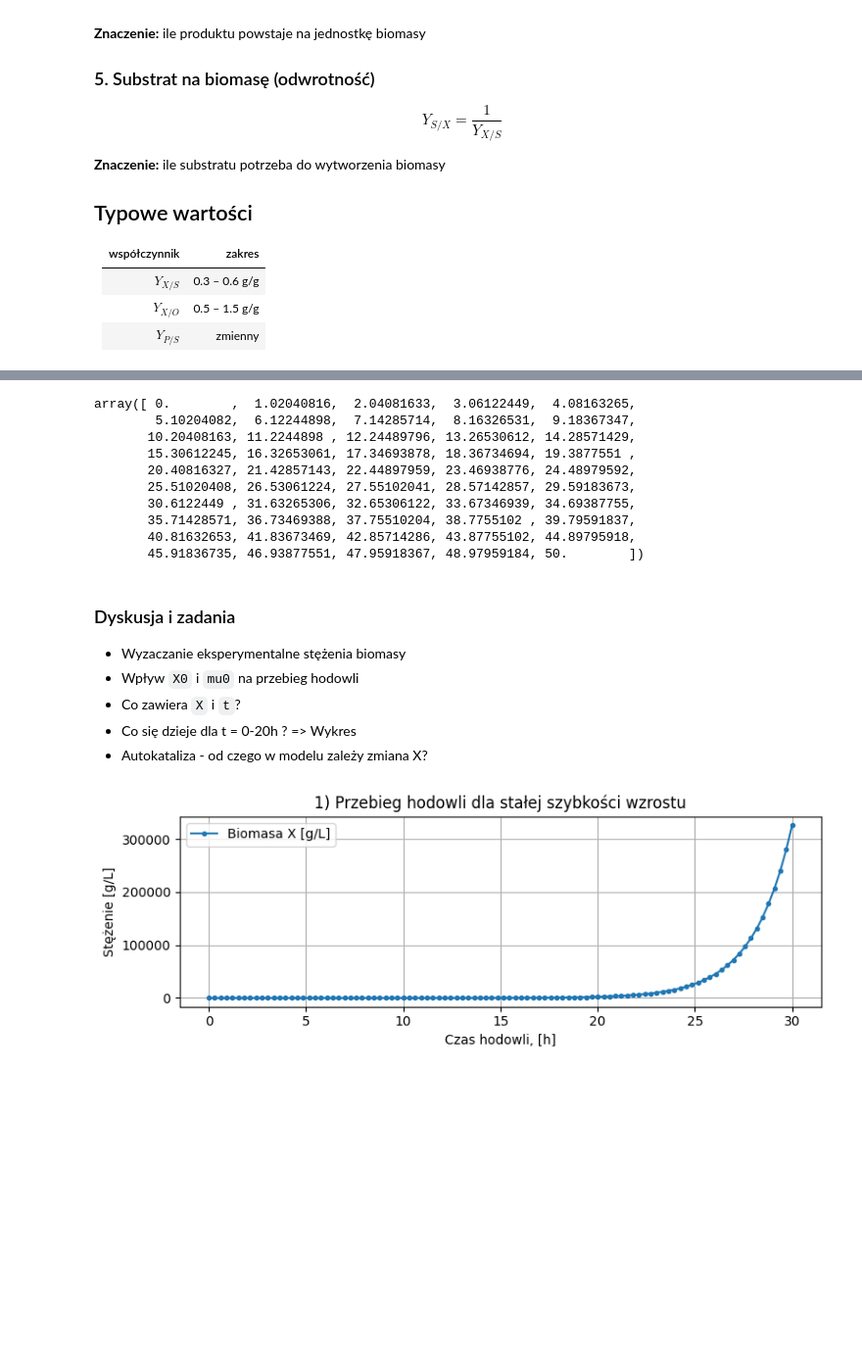
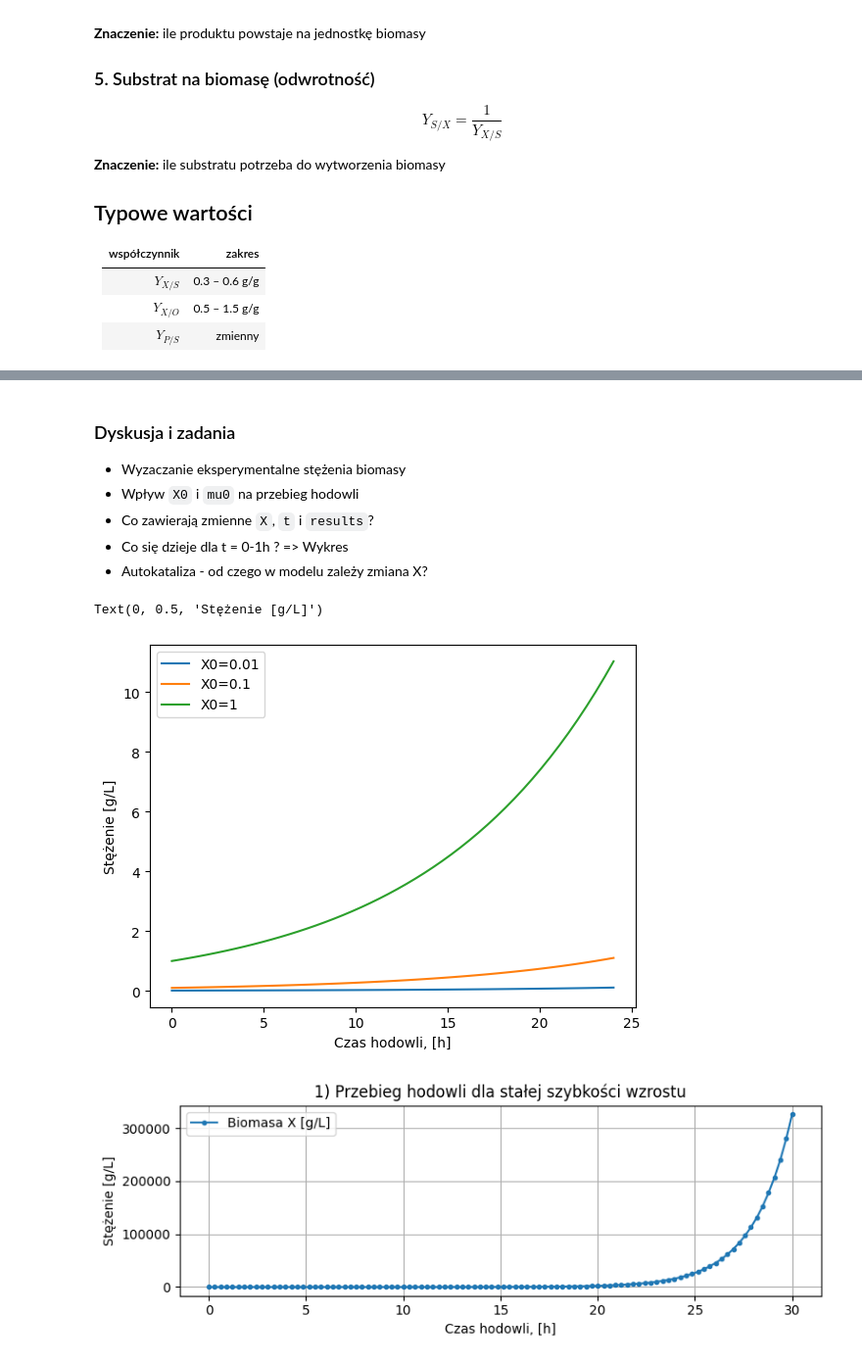
Before and after one commit to sbednarz/ModelowanieProcesowBiotechnologicznych2026, a Jupyter notebook: kinetyka_bioprocesów/02 modele wzrostu podstawy.ipynb, the cells around one changed output, grey strips where cells are left out. Shown at 98% size. Cells and saved outputs as stored; diff of their text form; code cells hidden in the pictures; blank space fills up the shorter version.

```diff
--- a/kinetyka_bioprocesów/02 modele wzrostu podstawy.ipynb
+++ b/kinetyka_bioprocesów/02 modele wzrostu podstawy.ipynb
@@ -350,23 +344,64 @@ array([[ 0.        ,  1.02040816,  2.04081633,  3.06122449,  4.08163265,
-# %%
-t
-# %% [output]
-array([ 0.        ,  1.02040816,  2.04081633,  3.06122449,  4.08163265,
-        5.10204082,  6.12244898,  7.14285714,  8.16326531,  9.18367347,
-       10.20408163, 11.2244898 , 12.24489796, 13.26530612, 14.28571429,
-       15.30612245, 16.32653061, 17.34693878, 18.36734694, 19.3877551 ,
-       20.40816327, 21.42857143, 22.44897959, 23.46938776, 24.48979592,
-       25.51020408, 26.53061224, 27.55102041, 28.57142857, 29.59183673,
-       30.6122449 , 31.63265306, 32.65306122, 33.67346939, 34.69387755,
-       35.71428571, 36.73469388, 37.75510204, 38.7755102 , 39.79591837,
-       40.81632653, 41.83673469, 42.85714286, 43.87755102, 44.89795918,
-       45.91836735, 46.93877551, 47.95918367, 48.97959184, 50.        ])
 # %% [markdown]
 ### Dyskusja i zadania
 * Wyzaczanie eksperymentalne stężenia biomasy
 * Wpływ `X0` i `mu0` na przebieg hodowli
-* Co zawiera `X` i `t`?
-* Co się dzieje dla t = 0-20h ? => Wykres
+* Co zawierają zmienne `X`, `t` i `results`?
+* Co się dzieje dla t = 0-1h ? => Wykres
 * Autokataliza - od czego w modelu zależy zmiana X?
+# %%
+import numpy as np
+import matplotlib.pyplot as plt
+from scipy.integrate import odeint
+
+
+# model w formie bardziej poręcznej do eksperymentów
+# opakowany w funkcję symulacja_wzrost_exp
+# wymaga podania: mu0, X0, początku i końca symulacji
+# ooblicza/zwraca: okienko czasowe, stężenie biomasy X oraz td
+
+def symulacja_wzrost_exp(mu0, X0, t_start, t_end):
+
+  # czas podwajania
+  td = np.log(2)/mu0
+
+  y0 = [X0]
+
+  t = np.linspace(t_start, t_end)
+
+  def model(y, t):
+      X = y[0]
+      mu = mu0
+      dXdt = mu * X
+      return [dXdt]
+
+  results = odeint(model, y0, t)
+
+  # wyniki (ułożone w kolumnach - wektorach)
+  X = results[:,0] # obliczone stężenie biomasy
+
+  return t, X, td
+
+
+
+# Wpływ stężenia X0
+
+# eksperyment 1
+t1,X1,td1 = symulacja_wzrost_exp(mu0=0.1, X0=0.01, t_start=0, t_end=24)
+# eksperyment 2
+t2,X2,td2 = symulacja_wzrost_exp(mu0=0.1, X0=0.1, t_start=0, t_end=24)
+# eksperyment 3
+t3,X3,td3 = symulacja_wzrost_exp(mu0=0.1, X0=1, t_start=0, t_end=24)
+
+plt.plot(t1,X1, label="X0=0.01")
+plt.plot(t2,X2, label="X0=0.1")
+plt.plot(t3,X3, label="X0=1")
+plt.legend()
+
+plt.xlabel("Czas hodowli, [h]")
+plt.ylabel("Stężenie [g/L]")
+# %% [output]
+Text(0, 0.5, 'Stężenie [g/L]')
+[figure, added]
 # %%
 import numpy as np
 import matplotlib.pyplot as plt
```
Also changed, not shown: parts of 4 cells of this notebook.
